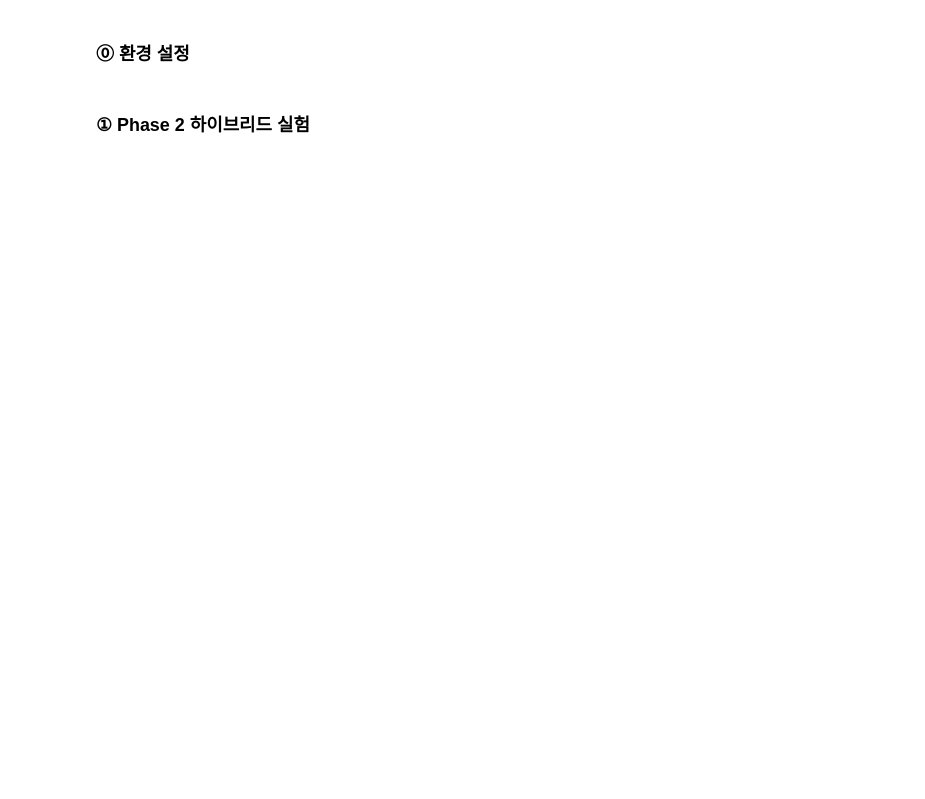
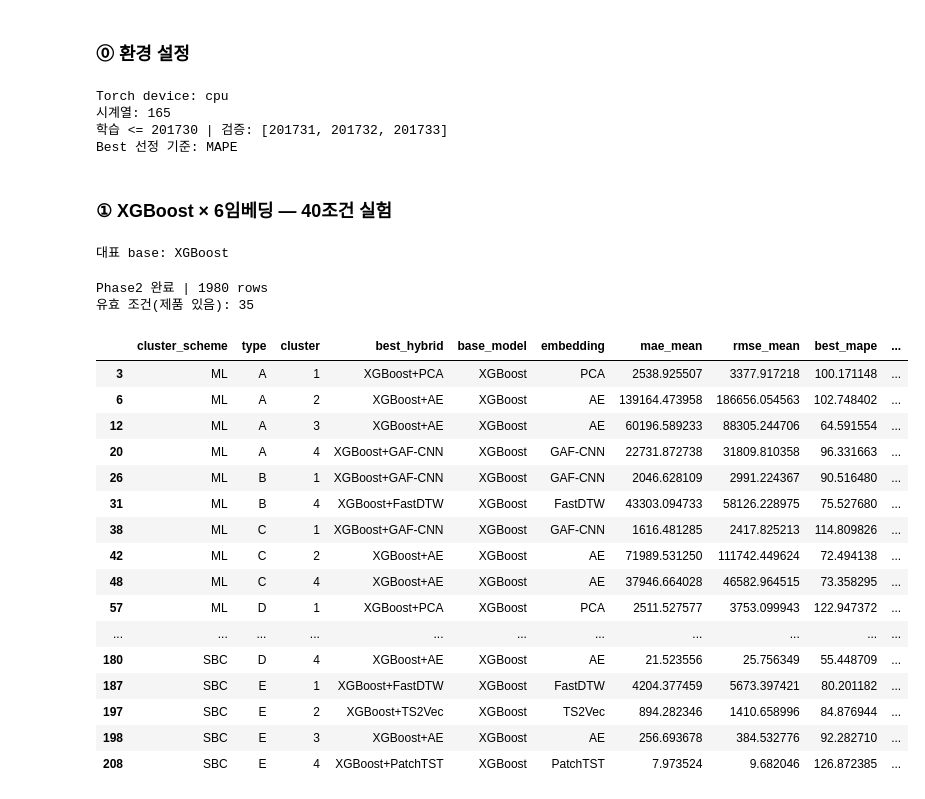
Before and after one commit to junghyuk-kim/ai-retail-demandforecasting, a Jupyter notebook: code/10_임베딩_기반_시계열분석.ipynb, the cells around one changed output. Saved outputs shown, nothing was run; the diff lists cells and outputs as text; code cells hidden in the pictures; blank space fills up the shorter version.

Commit message:
Run notebook 10: XGBoost fixed base with 6 embeddings across 40 conditions.

```diff
--- a/code/10_임베딩_기반_시계열분석.ipynb
+++ b/code/10_임베딩_기반_시계열분석.ipynb
@@ -31,30 +47,55 @@ df, feat_df = load_forecast_frames()
 print('시계열:', df.groupby(['type', 'family']).ngroups)
 print('학습 <=', TRAIN_WEEK_MAX, '| 검증:', VAL_WEEKS)
 print('Best 선정 기준:', RANK_METRIC.upper())
-
-phase1_best = pd.read_csv(DATA_PROCESSED / 'phase1_best_per_condition.csv')
+# %% [output]
+Torch device: cpu
+시계열: 165
+학습 <= 201730 | 검증: [201731, 201732, 201733]
+Best 선정 기준: MAPE
 # %% [markdown]
-### ① Phase 2 하이브리드 실험
+### ① XGBoost × 6임베딩 — 40조건 실험
 # %%
+from utils.phase_experiments import REPRESENTATIVE_BASE_MODEL
+
+BASE = REPRESENTATIVE_BASE_MODEL
+print('대표 base:', BASE)
+
 p2_cache = DATA_PROCESSED / 'phase2_results.parquet'
 if p2_cache.exists():
     phase2 = pd.read_parquet(p2_cache)
     phase2_summary, phase2_best = summarize_phase2(phase2)
-    print('Phase2 캐시 로드 |', len(phase2))
+    print('Phase2 캐시 로드 |', len(phase2), 'rows')
 else:
     emb_cache = build_global_embedding_cache(df)
-    p2_sbc = run_phase2_all(df, feat_df, 'SBC_CLUSTER', 'SBC', phase1_best, emb_cache=emb_cache)
-    p2_ml = run_phase2_all(df, feat_df, 'ML_CLUSTER', 'ML', phase1_best, emb_cache=emb_cache)
+    p2_sbc = run_phase2_all(df, feat_df, 'SBC_CLUSTER', 'SBC', fixed_model=BASE, emb_cache=emb_cache)
+    p2_ml = run_phase2_all(df, feat_df, 'ML_CLUSTER', 'ML', fixed_model=BASE, emb_cache=emb_cache)
     phase2 = pd.concat([p2_sbc, p2_ml], ignore_index=True)
     phase2_summary, phase2_best = summarize_phase2(phase2)
     phase2.to_parquet(p2_cache, index=False)
     phase2_summary.to_csv(DATA_PROCESSED / 'phase2_summary.csv', index=False)
     phase2_best.to_csv(DATA_PROCESSED / 'phase2_best_per_condition.csv', index=False)
+    print('Phase2 완료 |', len(phase2), 'rows')
 
+print('유효 조건(제품 있음):', phase2.groupby(['cluster_scheme','type','cluster']).ngroups)
 display(phase2_best.sort_values(['cluster_scheme', 'type', 'cluster']))
-print('\n=== Best 임베딩 빈도 ===')
-print(phase2_best['embedding'].value_counts())
-
-final_best = pick_final_per_condition(phase1_best, phase2_best)
-final_best.to_csv(DATA_PROCESSED / 'final_best_per_condition.csv', index=False)
-print('Phase1 vs Phase2 최종 | Phase2 승률:', round((final_best.winner=='Phase2').mean(), 3))
+# %% [output]
+대표 base: XGBoost
+Phase2 완료 | 1980 rows
+유효 조건(제품 있음): 35
+|  | cluster_scheme | type | cluster | best_hybrid | base_model | embedding | mae_mean | rmse_mean | best_mape | ... |
+| 3 | ML | A | 1 | XGBoost+PCA | XGBoost | PCA | 2538.925507 | 3377.917218 | 100.171148 | ... |
+| 6 | ML | A | 2 | XGBoost+AE | XGBoost | AE | 139164.473958 | 186656.054563 | 102.748402 | ... |
+| 12 | ML | A | 3 | XGBoost+AE | XGBoost | AE | 60196.589233 | 88305.244706 | 64.591554 | ... |
+| 20 | ML | A | 4 | XGBoost+GAF-CNN | XGBoost | GAF-CNN | 22731.872738 | 31809.810358 | 96.331663 | ... |
+| 26 | ML | B | 1 | XGBoost+GAF-CNN | XGBoost | GAF-CNN | 2046.628109 | 2991.224367 | 90.516480 | ... |
+| 31 | ML | B | 4 | XGBoost+FastDTW | XGBoost | FastDTW | 43303.094733 | 58126.228975 | 75.527680 | ... |
+| 38 | ML | C | 1 | XGBoost+GAF-CNN | XGBoost | GAF-CNN | 1616.481285 | 2417.825213 | 114.809826 | ... |
+| 42 | ML | C | 2 | XGBoost+AE | XGBoost | AE | 71989.531250 | 111742.449624 | 72.494138 | ... |
+| 48 | ML | C | 4 | XGBoost+AE | XGBoost | AE | 37946.664028 | 46582.964515 | 73.358295 | ... |
+| 57 | ML | D | 1 | XGBoost+PCA | XGBoost | PCA | 2511.527577 | 3753.099943 | 122.947372 | ... |
+| ... | ... | ... | ... | ... | ... | ... | ... | ... | ... | ... |
+| 180 | SBC | D | 4 | XGBoost+AE | XGBoost | AE | 21.523556 | 25.756349 | 55.448709 | ... |
+| 187 | SBC | E | 1 | XGBoost+FastDTW | XGBoost | FastDTW | 4204.377459 | 5673.397421 | 80.201182 | ... |
+| 197 | SBC | E | 2 | XGBoost+TS2Vec | XGBoost | TS2Vec | 894.282346 | 1410.658996 | 84.876944 | ... |
+| 198 | SBC | E | 3 | XGBoost+AE | XGBoost | AE | 256.693678 | 384.532776 | 92.282710 | ... |
+| 208 | SBC | E | 4 | XGBoost+PatchTST | XGBoost | PatchTST | 7.973524 | 9.682046 | 126.872385 | ... |
```
Also changed, not shown: parts of 4 cells of this notebook, 2 other files.
